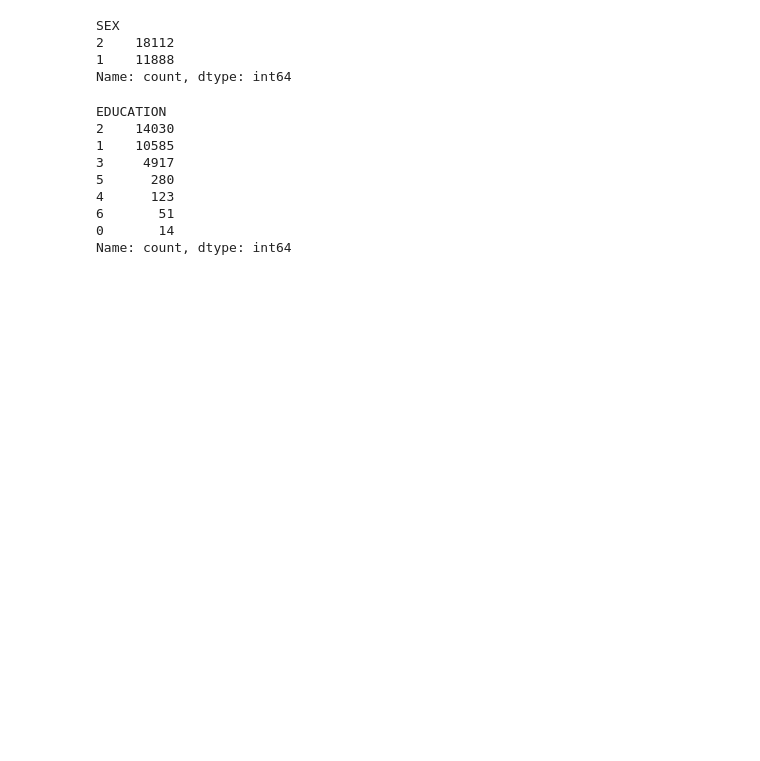
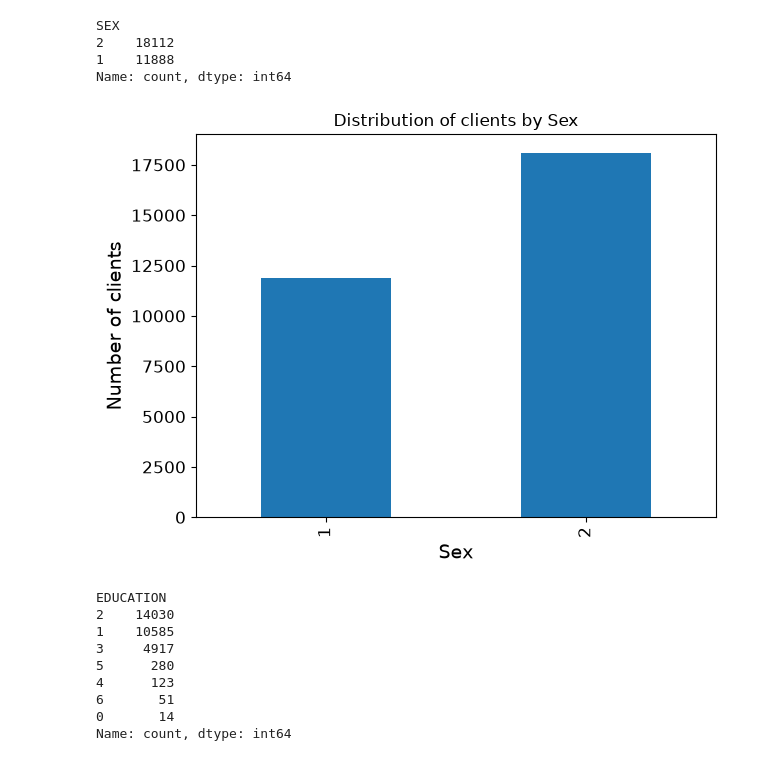
Before and after one commit to dg1223/UofT-SCS-3253-095-Machine-Learning, a Jupyter notebook: assignments/W3_Alavi_alavish1.ipynb, the cells around one changed output. Saved outputs shown, nothing was run; the diff lists cells and outputs as text; code cells hidden in the pictures; blank space fills up the shorter version.

```diff
--- a/assignments/W3_Alavi_alavish1.ipynb
+++ b/assignments/W3_Alavi_alavish1.ipynb
@@ -46,6 +46,16 @@ http://scikit-learn.org/stable/modules/generated/sklearn.neighbors.KNeighborsCla
 - Cross-validation with 5-folds
 
 - Other paramenters -> Use default
+# %%
+def plot_distribution(df, col, x_label):
+    df[col].value_counts().sort_index().plot(
+        kind="bar",
+        xlabel=x_label,
+        ylabel="Number of clients",
+        title="Distribution of clients by " + x_label
+    )
+    plt.tight_layout()
+    plt.show()
 # %%
 ### Your code here
 
@@ -100,6 +84,12 @@ SEX
 2    18112
 1    11888
 Name: count, dtype: int64
+# %%
+# split sex into categorcal values
+cc_original["sex"] = pd.cut(cc_original["SEX"], bins=[0,1,np.inf], labels=[1,2])
+plot_distribution(cc_original, "sex", "Sex")
+# %% [output]
+[figure, added]
 # %%
 # 1 = graduate school; 2 = university; 3 = high school; 4 = others
 cc_original["EDUCATION"].value_counts()   # imbalanced
```
Also changed, not shown: parts of 13 cells of this notebook.
